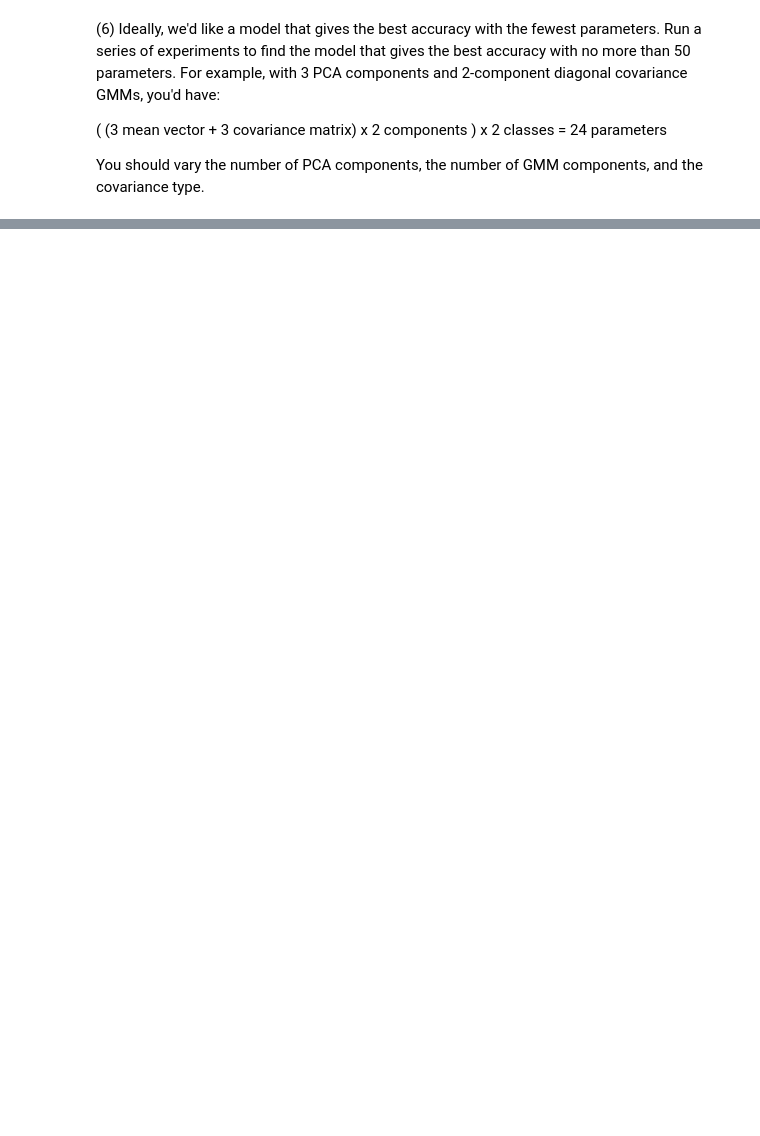
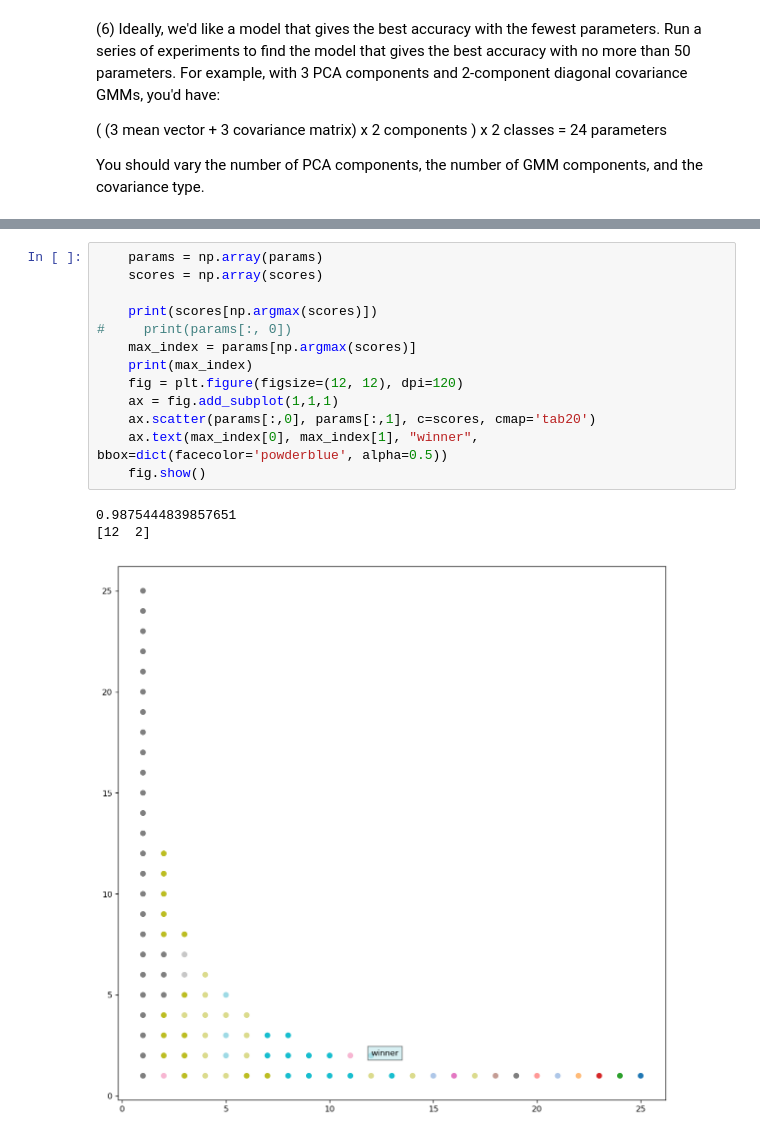
Before and after one commit to kevinhanna/W207_Projects, a Jupyter notebook: Kevin_Hanna_p3.ipynb, the cells around one changed output, grey strips where cells are left out. Cells and saved outputs as stored; diff of their text form; blank space fills up the shorter version.

```diff
--- a/Kevin_Hanna_p3.ipynb
+++ b/Kevin_Hanna_p3.ipynb
@@ -298,0 +338,17 @@ You should vary the number of PCA components, the number of GMM components, and
+# %%
+    params = np.array(params)
+    scores = np.array(scores)
+
+    print(scores[np.argmax(scores)])
+#     print(params[:, 0])
+    max_index = params[np.argmax(scores)]
+    print(max_index)
+    fig = plt.figure(figsize=(12, 12), dpi=120)
+    ax = fig.add_subplot(1,1,1)
+    ax.scatter(params[:,0], params[:,1], c=scores, cmap='tab20')
+    ax.text(max_index[0], max_index[1], "winner", bbox=dict(facecolor='powderblue', alpha=0.5))
+    fig.show()
+# %% [output]
+0.9875444839857651
+[12  2]
+[figure, added]
```
Also changed, not shown: parts of 3 cells of this notebook.
